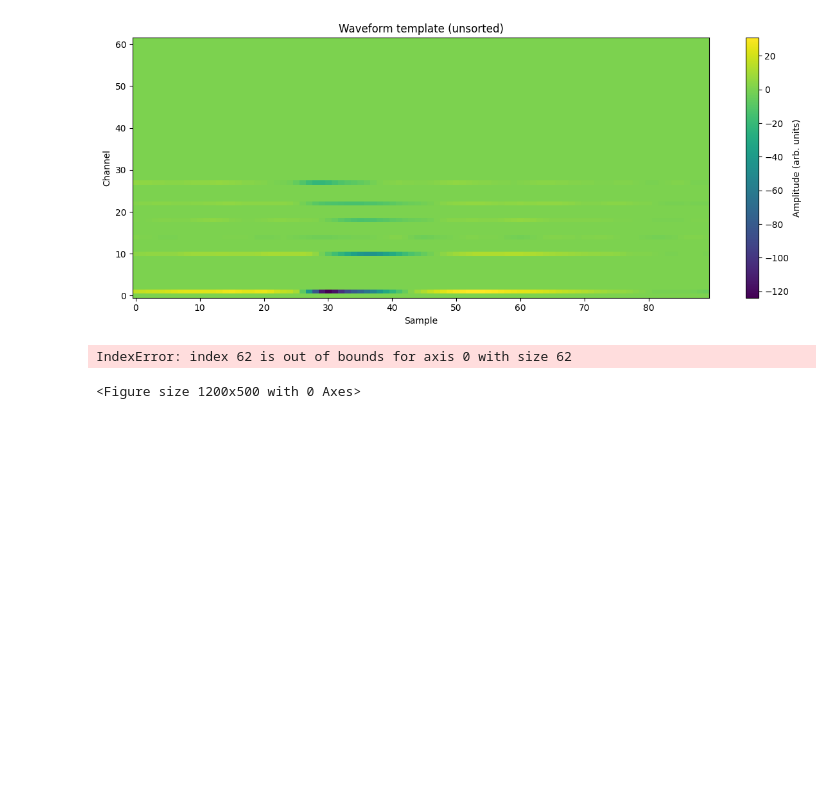
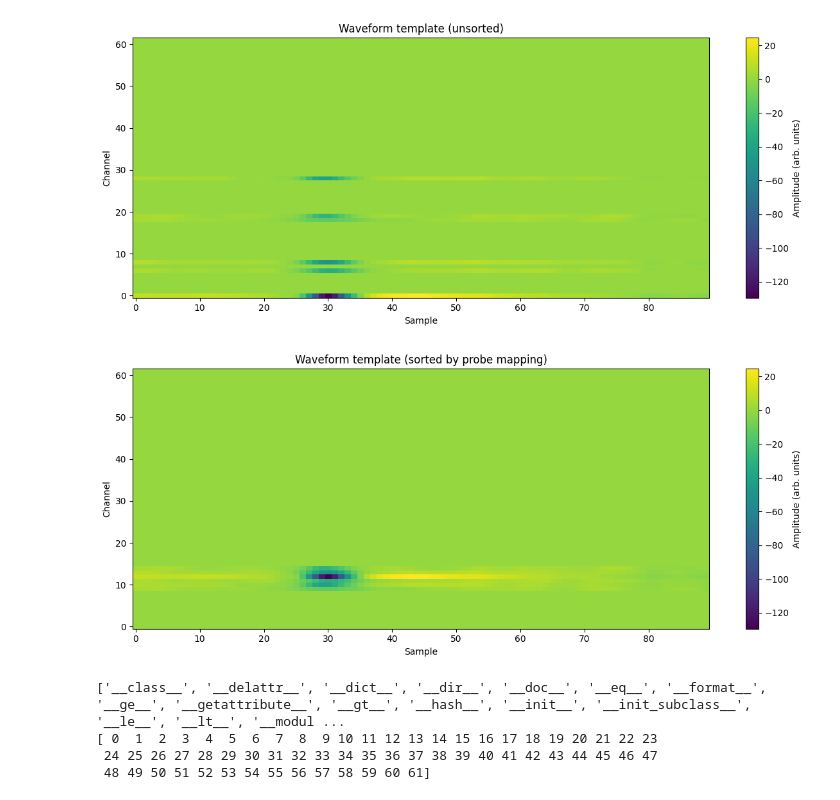
Before and after one commit to Wood-Dudchenko-lab/woodsort, a Jupyter notebook: pipelines_sorting/Pipeline_test_no_bad_channels.ipynb, the cells around one changed output. Drawn from its saved outputs; the diff is of its cells as text; code cells hidden in the pictures; blank space fills up the shorter version.

```diff
--- a/pipelines_sorting/Pipeline_test_no_bad_channels.ipynb
+++ b/pipelines_sorting/Pipeline_test_no_bad_channels.ipynb
@@ -107,20 +108,30 @@ sorting = si.run_sorter(
     recording=recording,
     sorter_name='mountainsort5',
     remove_existing_folder=True,
-    folder='/home/avadher/Data/H7113-250604/Test')
+    folder='/home/avadher/Data/H7113-250604/Test_no_bad_channels')
 
 ## Compute analyzer
 analyzer = si.create_sorting_analyzer(
     recording=recording,
     sorting=sorting,
     format="binary_folder",
-    folder='/home/avadher/Data/H7113-250604/Test',
+    folder='/home/avadher/Data/H7113-250604/Test_no_bad_channels',
     overwrite=True,
 )
 
-analyzer.compute({'random_spikes': {},
+analyzer.compute({'unit_locations': {},
+                          'random_spikes': {},
+                          'noise_levels': {},
                           'waveforms': {},
-                          'templates': {}})
+                          'templates': {},
+                          'spike_amplitudes': {},
+                          'spike_locations': {},
+                          'correlograms': {},
+                          'quality_metrics': {},
+                          'template_similarity': {},
+                          'principal_components': {},
+                          'template_metrics': {'include_multi_channel_metrics': True},
+                          })
 # %% [output]
 write_binary_recording
 engine=process - n_jobs=12 - samples_per_chunk=30,000 - chunk_memory=7.10 MiB - total_memory=85.14 MiB - chunk_duration=1.00s
@@ -171,50 +182,44 @@ Original: mapping device_channel_indices:contact_ids
        'CH52', 'CH53', 'CH54', 'CH55', 'CH56', 'CH57', 'CH58', 'CH59',
        'CH60', 'CH61', 'CH62', 'CH63', 'CH64'], dtype='<U4')
 # %%
-### PLOT WAVEFORMS ###
+### PLOT WAVEFORMS AND UNIT LOCATIONS ###
 
 waveforms = analyzer.get_extension("templates").get_data()
-cell_number = 1
+
+cell_number = 0
 wf = waveforms[cell_number,:,:].T
 
 # Plot waveforms (unsorted)
 plt.figure(figsize=(12, 5))
 im = plt.imshow(wf, aspect="auto", origin="lower")
 plt.ylabel("Channel")
 plt.xlabel("Sample")
 plt.title("Waveform template (unsorted)")
 plt.colorbar(im, label="Amplitude (arb. units)")
 plt.tight_layout()
 plt.show()
 
-# Plot waveforms (sorted by analyzer.channel_ids)
-order = np.array(
-    [int(ch.replace("CH", "")) for ch in analyzer.channel_ids],
-    dtype=int
-)
-order = order - 1  # make 0-based
-plt.figure(figsize=(12, 5))
-im = plt.imshow(wf[order], aspect="auto", origin="lower")
-plt.ylabel("Channel")
-plt.xlabel("Sample")
-plt.title("Waveform template (sorted by analyzer.channel_ids)")
-plt.colorbar(im, label="Amplitude (arb. units)")
-plt.tight_layout()
-plt.show()
-
-# Plot waveforms (sorted by probe mapping)
+# Plot waveforms (sorted by original probe mapping)
 mapping = dict(zip(analyzer.get_probe().device_channel_indices, analyzer.get_probe().contact_ids))
 order = sorted(mapping, key=lambda k: int(mapping[k]))
 
 plt.figure(figsize=(12, 5))
 im = plt.imshow(wf[order], aspect="auto", origin="lower")
 plt.ylabel("Channel")
 plt.xlabel("Sample")
 plt.title("Waveform template (sorted by probe mapping)")
 plt.colorbar(im, label="Amplitude (arb. units)")
 plt.tight_layout()
 plt.show()
 # %% [output]
-[figure, old version]
+[figure, new version]
-IndexError: index 62 is out of bounds for axis 0 with size 62
-<Figure size 1200x500 with 0 Axes>
+[figure, added]
+# %%
+print(dir(analyzer))
+
+print(analyzer.channel_ids_to_indices((analyzer.channel_ids)))
+# %% [output]
+['__class__', '__delattr__', '__dict__', '__dir__', '__doc__', '__eq__', '__format__', '__ge__', '__getattribute__', '__gt__', '__hash__', '__init__', '__init_subclass__', '__le__', '__lt__', '__modul ...
+[ 0  1  2  3  4  5  6  7  8  9 10 11 12 13 14 15 16 17 18 19 20 21 22 23
+ 24 25 26 27 28 29 30 31 32 33 34 35 36 37 38 39 40 41 42 43 44 45 46 47
+ 48 49 50 51 52 53 54 55 56 57 58 59 60 61]
```
Also changed, not shown: parts of 3 cells of this notebook, 2 other files.
